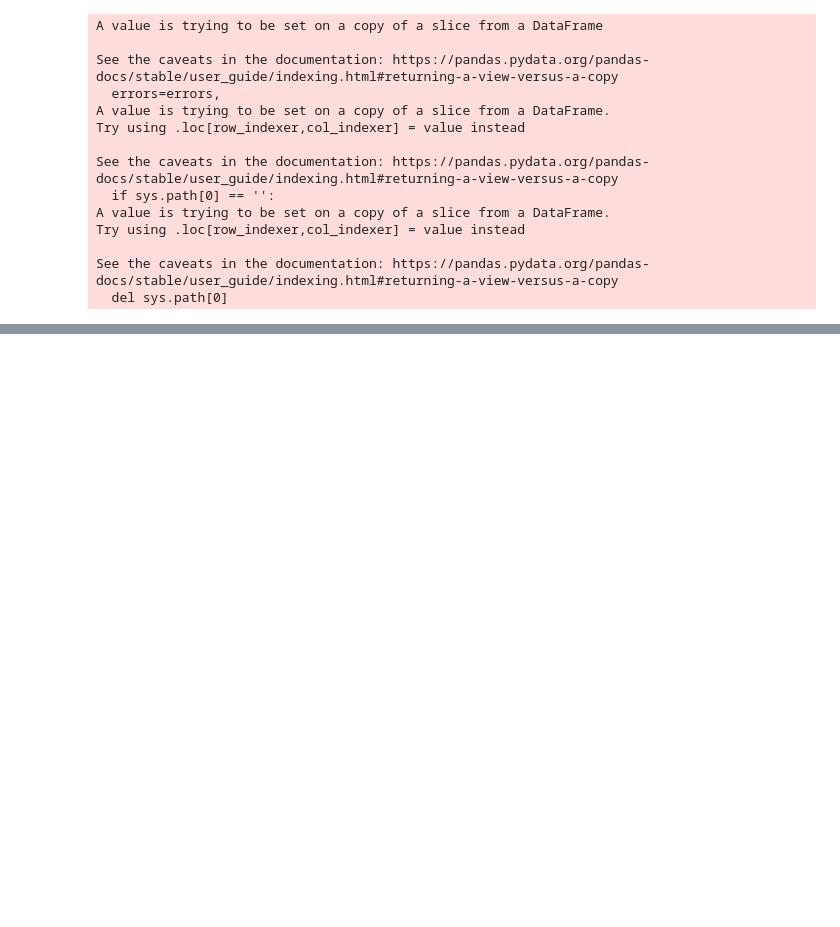
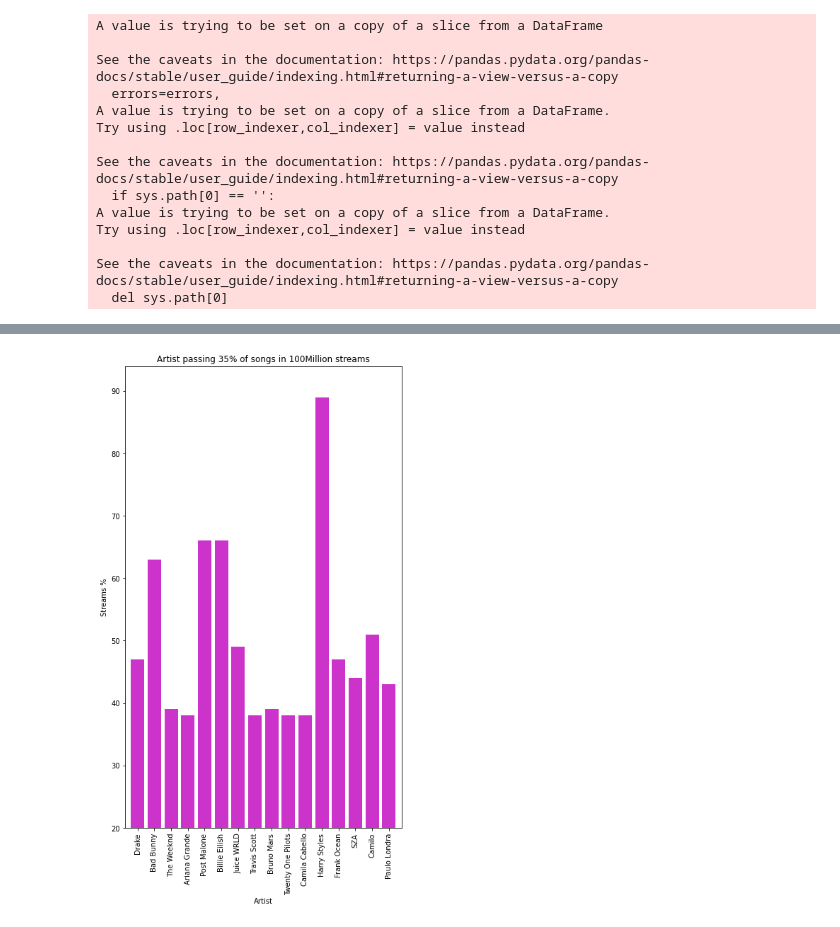
Before and after one commit to dianaagustinaf/spotidata-project, a Jupyter notebook: SpotiData_Analysis.ipynb, the cells around one changed output, grey strips where cells are left out. Drawn from its saved outputs; the diff is of its cells as text; code cells hidden in the pictures; blank space fills up the shorter version.

```diff
--- a/SpotiData_Analysis.ipynb
+++ b/SpotiData_Analysis.ipynb
@@ -981,0 +1278,3 @@ for i in range(len(AudioColumns)):
+# %%
+artist_df_cleaned["% Songs Streamed 100Million Times"] = artist_df_cleaned['% Songs Streamed 100Million Times'].astype('int')
+artist_df_cleaned.dtypes
@@ -981,0 +1394,3 @@ for i in range(len(AudioColumns)):
+# %%
+Streams_100M_df = pd.DataFrame(artist_df_cleaned.loc[artist_df_cleaned['% Songs Streamed 100Million Times']>35,:])
+Streams_100M_df
@@ -981,0 +1455,20 @@ for i in range(len(AudioColumns)):
+# %%
+#created list of Artist for x axis using unique function
+
+x_axis = Streams_100M_df["Artist"]
+streams = Streams_100M_df["% Songs Streamed 100Million Times"]
+fig1, ax1 = plt.subplots(figsize=(7, 12))
+
+
+plt.bar(x_axis,streams, facecolor="m", alpha=0.8, align='center')
+tick_locations = [value for value in x_axis]
+plt.xticks(tick_locations, ['Drake','Bad Bunny', 'The Weeknd', 'Ariana Grande', 'Post Malone', 'Billie Eilish', 'Juice WRLD', 'Travis Scott', 'Bruno Mars', 'Twenty One Pilots', 'Camila Cabello', 'Harry Styles', 'Frank Ocean', 'SZA', 'Camilo', 'Paulo Londra'],  rotation='vertical')
+
+plt.xlim(-0.75,len(x_axis)-0.25)
+plt.ylim(20, 94)
+plt.title("Artist passing 35% of songs in 100Million streams")
+plt.xlabel("Artist")
+plt.ylabel("Streams %")
+plt.savefig("Project1_BarChart2.png")
+# %% [output]
+[figure, added]
```
Also changed, not shown: parts of 79 cells of this notebook, 6 other files.
